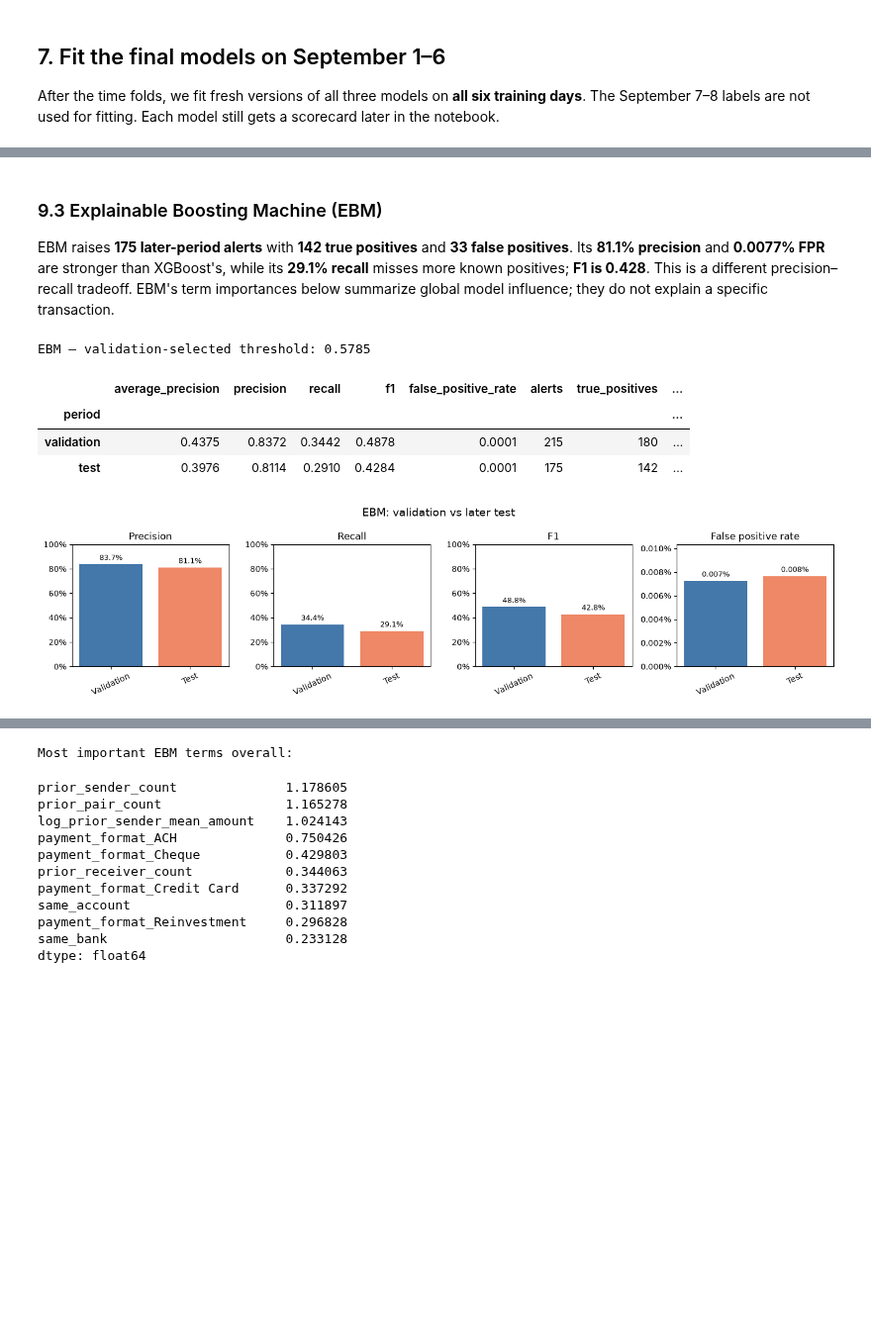
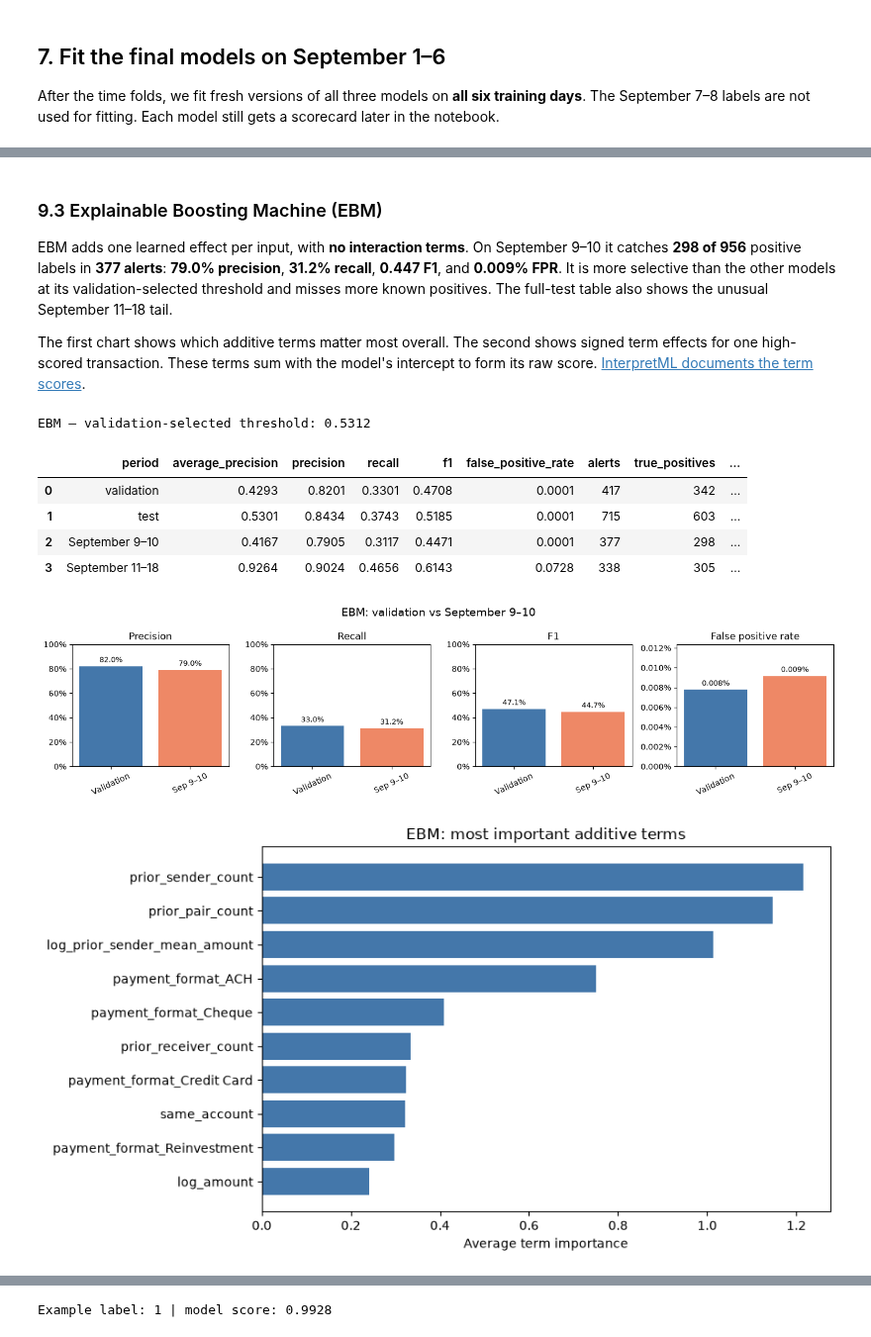
Before and after one commit to codewithdaniel1/Explainable-AML-Transaction-Monitoring, a Jupyter notebook: aml_modeling.ipynb, the cells around one changed output, grey strips where cells are left out. Shown at 99% size. Cells and saved outputs as stored; diff of their text form; code cells hidden in the pictures; blank space fills up the shorter version.

```diff
--- a/aml_modeling.ipynb
+++ b/aml_modeling.ipynb
@@ -328,6 +304,8 @@ for name, model in models.items():
         weights = np.where(y_fit == 1, positive_weight, 1.0)
         fitted = clone(model)
         if name == "Logistic regression":
+            X_fit = logistic_inputs(X_fit, fold_train)
+            X_check = logistic_inputs(X_check, fold_check)
             fitted.fit(X_fit, y_fit, logisticregression__sample_weight=weights)
         elif name == "EBM":
             fitted.fit(X_fit, y_fit, sample_weight=weights)
@@ -375,9 +353,9 @@ After the time folds, we fit fresh versions of all three models on **all six tra
 # %%
 weights = np.where(y_train == 1, positive_weight, 1.0)
 models["Logistic regression"].fit(
-    X_train, y_train, logisticregression__sample_weight=weights
+    X_train_logistic, y_train, logisticregression__sample_weight=weights
 )
 models["XGBoost"].fit(X_train, y_train)
 models["EBM"].fit(X_train, y_train, sample_weight=weights)
-print("Fitted on all September 1–6 rows:", ", ".join(models))
+print("Fitted on all September 1-6 rows:", ", ".join(models))
 # %% [output]
@@ -640,11 +597,16 @@ The model was selected on the three earlier time folds; thresholds were chosen o
 # %%
 def show_model_scorecard(name):
-    model_results = results[results["model"] == name].set_index("period").loc[["validation", "test"]]
+    validation_row = results[(results["model"] == name) & (results["period"] == "validation")]
+    full_test_row = results[(results["model"] == name) & (results["period"] == "test")]
+    date_rows = period_results[period_results["model"] == name]
+    model_results = pd.concat([validation_row, full_test_row, date_rows], ignore_index=True)
     print(name, "— validation-selected threshold:", round(thresholds[name], 4))
-    display(model_results[["average_precision", "precision", "recall", "f1",
+    display(model_results[["period", "average_precision", "precision", "recall", "f1",
                            "false_positive_rate", "alerts", "true_positives",
                            "false_positives"]].round(4))
 
+    # Compare validation with the ordinary later dates on the same chart.
+    chart_rows = model_results[model_results["period"].isin(["validation", "September 9–10"])]
     metrics = [
         ("precision", "Precision"),
         ("recall", "Recall"),
@@ -653,8 +615,8 @@ def show_model_scorecard(name):
     ]
     fig, axes = plt.subplots(1, 4, figsize=(14, 3.5))
     for ax, (metric, title) in zip(axes, metrics):
-        values = model_results[metric].to_numpy()
-        bars = ax.bar(["Validation", "Test"], values, color=["#4477AA", "#EE8866"])
+        values = chart_rows[metric].to_numpy()
+        bars = ax.bar(["Validation", "Sep 9–10"], values, color=["#4477AA", "#EE8866"])
         labels = [f"{value:.3%}" if metric == "false_positive_rate" else f"{value:.1%}"
                   for value in values]
         ax.bar_label(bars, labels=labels, padding=3, fontsize=9)
@@ -664,7 +626,7 @@ def show_model_scorecard(name):
             PercentFormatter(1, decimals=3 if metric == "false_positive_rate" else 0)
         )
         ax.tick_params(axis="x", labelrotation=25)
-    fig.suptitle(name + ": validation vs later test", fontsize=14)
+    fig.suptitle(name + ": validation vs September 9–10", fontsize=14)
     fig.tight_layout()
     plt.show()
 # %% [markdown]
@@ -734,18 +729,40 @@ dtype: float32
 # %% [markdown]
 ### 9.3 Explainable Boosting Machine (EBM)
 
-EBM raises **175 later-period alerts** with **142 true positives** and **33 false positives**. Its **81.1% precision** and **0.0077% FPR** are stronger than XGBoost's, while its **29.1% recall** misses more known positives; **F1 is 0.428**. This is a different precision–recall tradeoff. EBM's term importances below summarize global model influence; they do not explain a specific transaction.
+EBM adds one learned effect per input, with **no interaction terms**. On September 9–10 it catches **298 of 956** positive labels in **377 alerts**: **79.0% precision**, **31.2% recall**, **0.447 F1**, and **0.009% FPR**. It is more selective than the other models at its validation-selected threshold and misses more known positives. The full-test table also shows the unusual September 11–18 tail.
+
+The first chart shows which additive terms matter most overall. The second shows signed term effects for one high-scored transaction. These terms sum with the model's intercept to form its raw score. [InterpretML documents the term scores](https://interpret.ml/docs/python/api/ExplainableBoostingClassifier.html).
 # %%
 show_model_scorecard("EBM")
 
 ebm = models["EBM"]
-ebm_terms = pd.Series(ebm.term_importances(), index=ebm.term_names_)
-print("Most important EBM terms overall:")
-display(ebm_terms.sort_values(ascending=False).head(10))
+importance = pd.Series(ebm.term_importances(), index=ebm.term_names_)
+top_terms = importance.nlargest(10).sort_values()
+fig, ax = plt.subplots(figsize=(9, 5))
+ax.barh(top_terms.index, top_terms, color="#4477AA")
+ax.set_title("EBM: most important additive terms")
+ax.set_xlabel("Average term importance")
+fig.tight_layout()
+plt.show()
+
+ebm_row = np.argmax(scores[("EBM", "test")])
+local_terms = pd.Series(ebm.eval_terms(X_test.iloc[[ebm_row]])[0], index=ebm.term_names_)
+top_local_terms = local_terms.loc[local_terms.abs().nlargest(10).index].sort_values()
+fig, ax = plt.subplots(figsize=(9, 5))
+ax.barh(top_local_terms.index, top_local_terms,
+        color=np.where(top_local_terms >= 0, "#4477AA", "#EE8866"))
+ax.set_title("EBM: one high-scored transaction")
+ax.set_xlabel("Contribution to this transaction's raw score")
+fig.tight_layout()
+plt.show()
+print("Example label:", int(y_test.iloc[ebm_row]),
+      "| model score:", round(float(scores[("EBM", "test")][ebm_row]), 4))
 # %% [output]
-EBM — validation-selected threshold: 0.5785
+EBM — validation-selected threshold: 0.5312
-|  | average_precision | precision | recall | f1 | false_positive_rate | alerts | true_positives | ... |
-| period |  |  |  |  |  |  |  | ... |
-| validation | 0.4375 | 0.8372 | 0.3442 | 0.4878 | 0.0001 | 215 | 180 | ... |
-| test | 0.3976 | 0.8114 | 0.2910 | 0.4284 | 0.0001 | 175 | 142 | ... |
+|  | period | average_precision | precision | recall | f1 | false_positive_rate | alerts | true_positives | ... |
+| 0 | validation | 0.4293 | 0.8201 | 0.3301 | 0.4708 | 0.0001 | 417 | 342 | ... |
+| 1 | test | 0.5301 | 0.8434 | 0.3743 | 0.5185 | 0.0001 | 715 | 603 | ... |
+| 2 | September 9–10 | 0.4167 | 0.7905 | 0.3117 | 0.4471 | 0.0001 | 377 | 298 | ... |
+| 3 | September 11–18 | 0.9264 | 0.9024 | 0.4656 | 0.6143 | 0.0728 | 338 | 305 | ... |
-[figure, old version]
+[figure, new version]
+[figure, added]
@@ -752,15 +770,4 @@ EBM — validation-selected threshold: 0.5785
-Most important EBM terms overall:
+Example label: 1 | model score: 0.9928
-prior_sender_count              1.178605
-prior_pair_count                1.165278
-log_prior_sender_mean_amount    1.024143
-payment_format_ACH              0.750426
-payment_format_Cheque           0.429803
-prior_receiver_count            0.344063
-payment_format_Credit Card      0.337292
-same_account                    0.311897
-payment_format_Reinvestment     0.296828
-same_bank                       0.233128
-dtype: float64
 # %% [markdown]
 ## 10. What this MVP can claim
 
```
Also changed, not shown: parts of 27 cells of this notebook, 2 other files.
